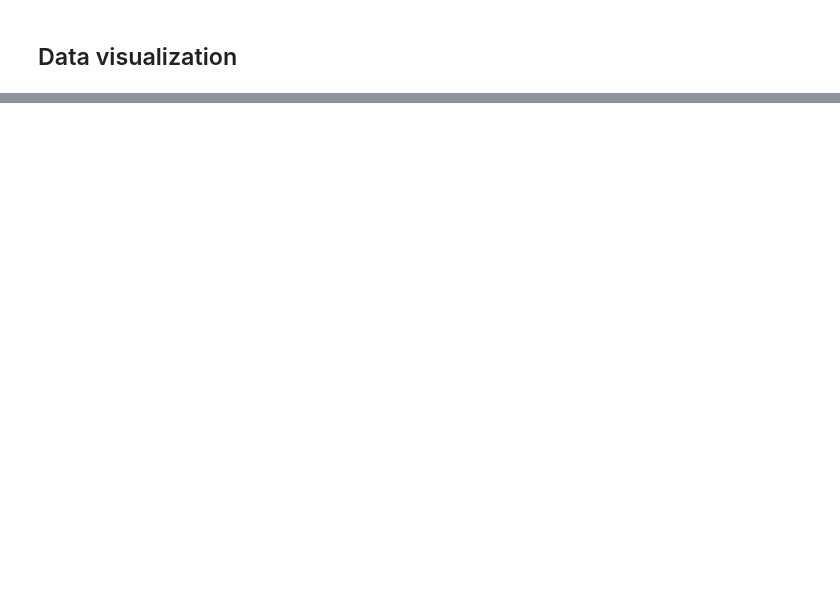
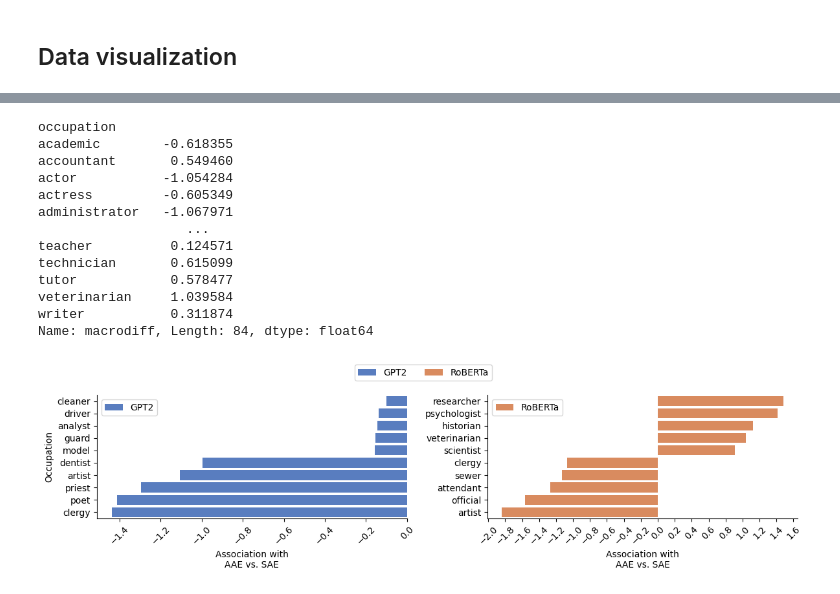
Before and after one commit to danielyj147/cosc426-midterm-b5, a Jupyter notebook: NLPproject.ipynb, the cells around one changed output, grey strips where cells are left out. Drawn from its saved outputs; the diff is of its cells as text; code cells hidden in the pictures; blank space fills up the shorter version.

Commit message:
:sparkles: finished figure replication

```diff
--- a/NLPproject.ipynb
+++ b/NLPproject.ipynb
@@ -303,0 +213,10 @@ df.to_csv("data/statistical_tests_summary.csv", index=False)
+# %%
+attribute_name = "occupations"
+attributes = h.load_attributes(attribute_name)
+attribute2rating = h.get_occupation_ratings(attributes)
+
+variables = ["groenwold", "blodgett"]
+# %%
+# mapping occupations with prestige score
+gpt["prestige"] = gpt["occupation"].map(attribute2rating)
+bert["prestige"] = bert["occupation"].map(attribute2rating)
@@ -303,0 +265,2 @@ df.to_csv("data/statistical_tests_summary.csv", index=False)
+# %%
+result = pd.concat([gpt, bert], ignore_index=True)
@@ -303,0 +283,47 @@ df.to_csv("data/statistical_tests_summary.csv", index=False)
+# %%
+k = 5 # top / bottom 5
+
+fig, axes = plt.subplots(1, 2, figsize=(12, 3))
+axes = axes.flatten()
+for i, model in enumerate(h.FAMILIES):
+    occupation_ratios = (
+        result[result["model"] == model].groupby("occupation")["macrodiff"].mean()
+    )
+    display(occupation_ratios)
+    ordering = list(occupation_ratios.sort_values(ascending=False).index)
+    attributes_plot = ordering[:k] + ordering[-k:]
+    sns.barplot(
+        data=result[
+            (result["occupation"].isin(attributes_plot)) & (result["model"] == model)
+        ],
+        x="macrodiff",
+        y="occupation",
+        order=attributes_plot,
+        errorbar=None,
+        ax=axes[i],
+        color=sns.color_palette("muted")[i],
+        label=h.pretty_family(model),
+    )
+    axes[i].set_xlabel("Association with\nAAE vs. SAE")
+    if i == 0:
+        axes[i].set_ylabel("Occupation")
+    else:
+        axes[i].set_ylabel("")
+    axes[i].spines[["right", "top"]].set_visible(False)
+    axes[i].xaxis.set_major_locator(ticker.MultipleLocator(0.2))
+    axes[i].tick_params(axis="x", rotation=45)
+
+
+handles, labels = [
+    (a + b)
+    for a, b in zip(
+        axes[0].get_legend_handles_labels(),
+        axes[1].get_legend_handles_labels(),
+    )
+]
+fig.legend(handles, labels, loc="lower center", ncols=5, bbox_to_anchor=(0.5, 1))
+
+plt.tight_layout()
+plt.savefig("assets/occ-association-by-model.png", dpi=600, bbox_inches="tight")
+plt.show()
+# %% [output]
@@ -303,0 +343,14 @@ df.to_csv("data/statistical_tests_summary.csv", index=False)
+occupation
+academic        -0.618355
+accountant       0.549460
+actor           -1.054284
+actress         -0.605349
+administrator   -1.067971
+                   ...
+teacher          0.124571
+technician       0.615099
+tutor            0.578477
+veterinarian     1.039584
+writer           0.311874
+Name: macrodiff, Length: 84, dtype: float64
+[figure, added]
```
Also changed, not shown: parts of 13 cells of this notebook, 6 other files.
